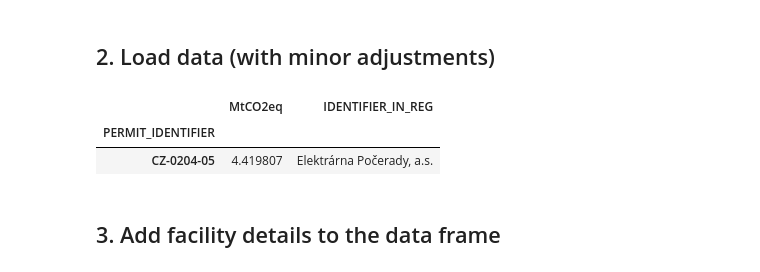
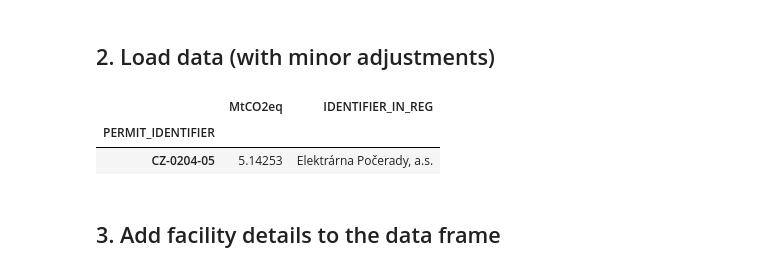
Before and after one commit to faktaoklimatu/data-analysis, a Jupyter notebook: notebooks/emissions-top-30-cr-emitters.ipynb, the cells around one changed output. Drawn from its saved outputs; the diff is of its cells as text; code cells hidden in the pictures.

```diff
--- a/notebooks/emissions-top-30-cr-emitters.ipynb
+++ b/notebooks/emissions-top-30-cr-emitters.ipynb
@@ -164,17 +165,19 @@ definition = [
 ## 2. Load data (with minor adjustments)
 # %%
 def fix_allowance_df(df: pd.DataFrame) -> pd.DataFrame:
-    df = df.rename(columns={"value": "MtCO2eq"})
-    df = df.drop("MAIN_ACTIVITY_TYPE_CODE", axis=1)
-    return df
+    return df.rename(columns={"value": "MtCO2eq"}) \
+        .drop("MAIN_ACTIVITY_TYPE_CODE", axis=1)
 # %%
-allowances_df = fix_allowance_df(get_allowances_data(
-    YEAR, "CZ", None, "../data/EUA/verified_emissions_2021_en.xlsx"))
+allowances_df = fix_allowance_df(
+    get_allowances_data(
+        YEAR, "CZ", None, "../data/EUA/verified_emissions_2022_en.xlsx"
+    )
+)
 allowances_df.head(1)
 # %% [output]
 |  | MtCO2eq | IDENTIFIER_IN_REG |
 | PERMIT_IDENTIFIER |  |  |
-| CZ-0204-05 | 4.419807 | Elektrárna Počerady, a.s. |
+| CZ-0204-05 | 5.14253 | Elektrárna Počerady, a.s. |
 # %% [markdown]
 ## 3. Add facility details to the data frame
 # %%
```
Also changed, not shown: parts of 20 cells of this notebook.
